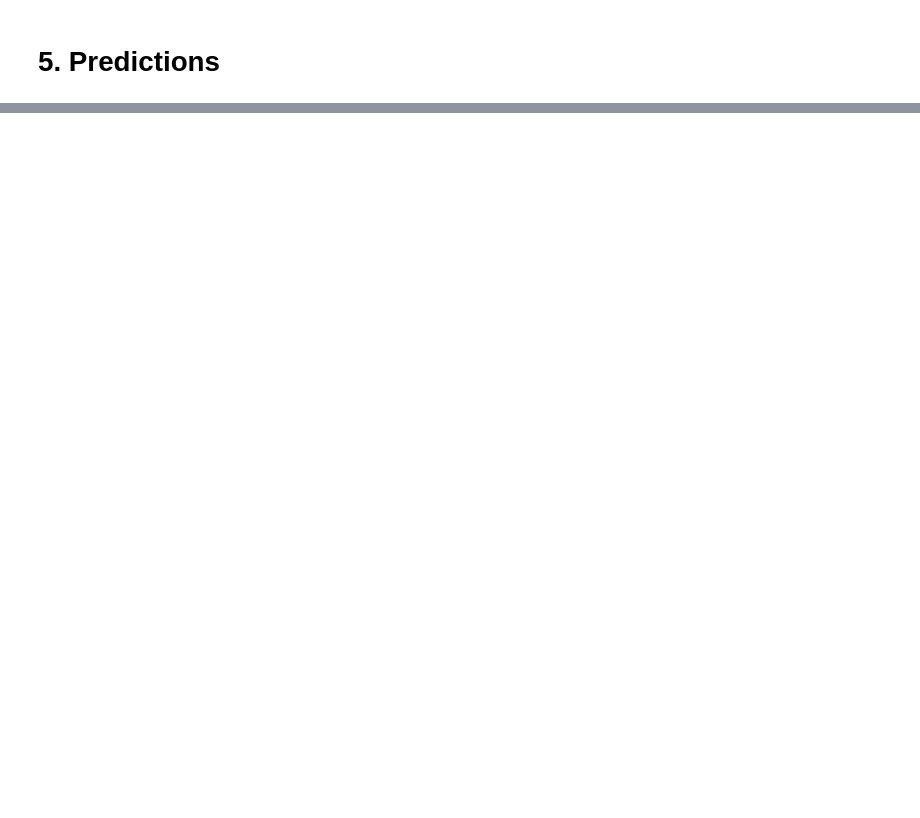
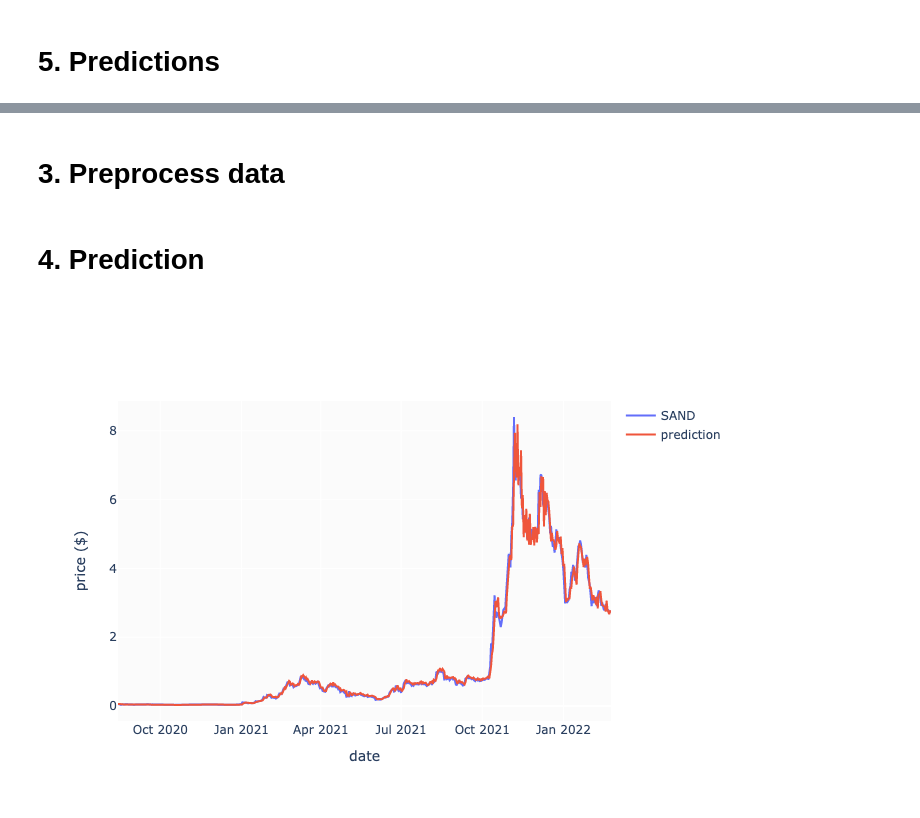
Before and after one commit to ZiyuanLi007/cryptoquant, a Jupyter notebook: BitcoinPricePrediction_RNN.ipynb, the cells around one changed output, grey strips where cells are left out. Saved outputs shown, nothing was run; the diff lists cells and outputs as text; code cells hidden in the pictures; blank space fills up the shorter version.

```diff
--- a/BitcoinPricePrediction_RNN.ipynb
+++ b/BitcoinPricePrediction_RNN.ipynb
@@ -396,0 +422,3 @@ mean = -2.964854, std = 1.281509
+# %%
+coin_target = "SAND"
+df_target = ScraperCryptoCoin(coin_target)
@@ -396,0 +440,44 @@ mean = -2.964854, std = 1.281509
+# %% [markdown]
+# 3. Preprocess data
+# %%
+def load_target_data(stock, seq_len):
+    data_raw = stock.to_numpy() # convert to numpy array
+    data = []
+
+    # create all possible sequences of length seq_len
+    for index in range(len(data_raw) - seq_len):
+        data.append(data_raw[index: index + seq_len])
+
+    data = np.array(data);
+
+    x_target = data[:,:-1,:]
+    y_target = data[:,-1,:]
+
+    return [x_target, y_target]
+# %%
+df_target.drop(['volume','Market Cap'],1,inplace=True)
+
+# normalize
+df_target_norm = df_target.copy()
+df_target_norm = normalize_data(df_target_norm)
+
+# create train, test data
+x_target, y_target = load_target_data(df_target_norm, seq_len)
+y_target = min_max_scaler.inverse_transform(y_target)
+# %% [markdown]
+# 4. Prediction
+# %%
+y_target_pred = sess.run(outputs, feed_dict={X: x_target})
+y_target_pred = min_max_scaler.inverse_transform(y_target_pred)
+# %%
+fig = go.Figure(layout=layout)
+
+fig.add_trace(go.Scatter(x=pd.date_range(start=df_target_norm.index[0], periods=y_target.shape[0]), y=y_target[:,ft], name=coin_target))
+fig.add_trace(go.Scatter(x=pd.date_range(start=df_target_norm.index[0], periods=y_target.shape[0]), y=y_target_pred[:,ft], name='prediction'))
+
+fig.update_xaxes(title="date")
+fig.update_yaxes(title="price ($)")
+
+fig.show('png')
+# %% [output]
+[figure, added]
```
Also changed, not shown: parts of 16 cells of this notebook.
